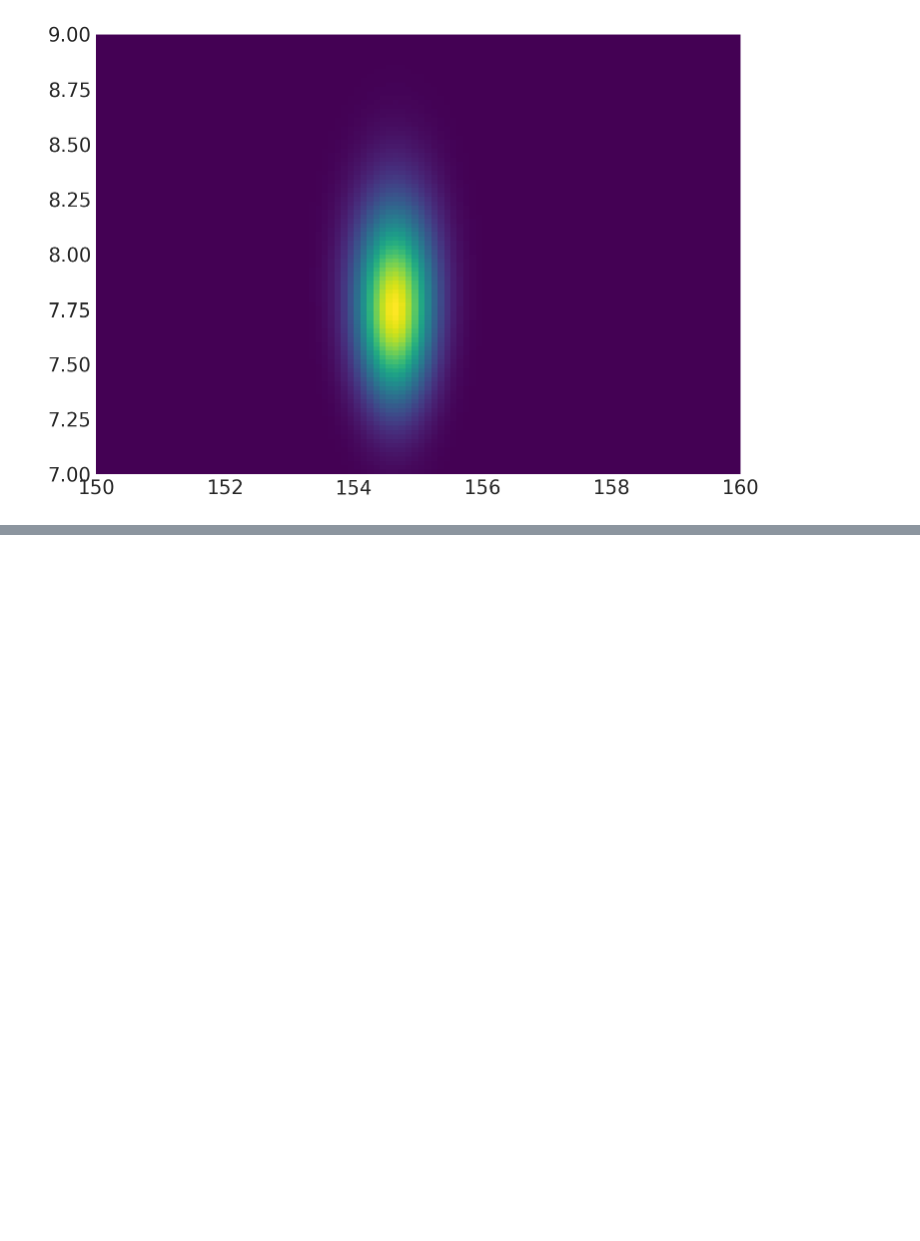
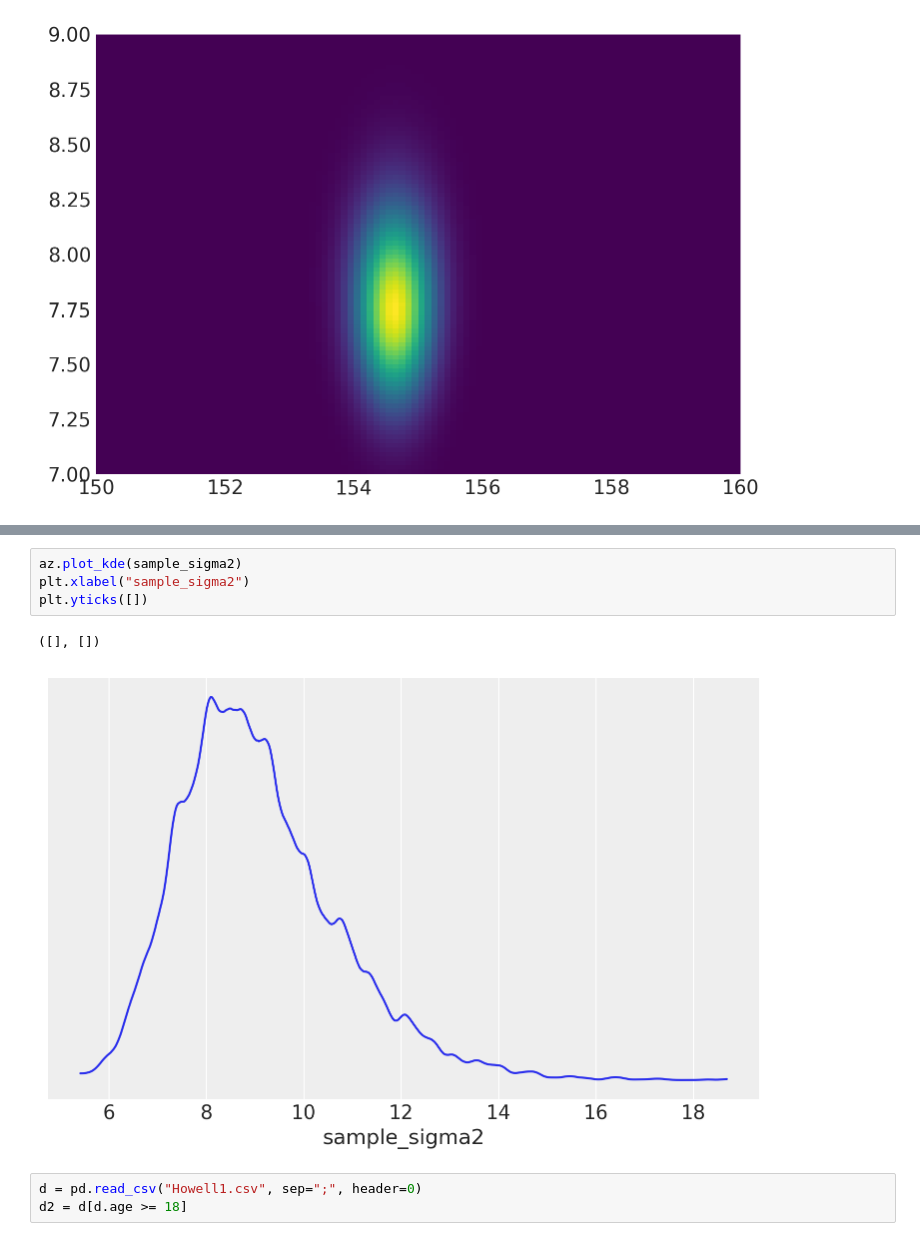
Before and after one commit to styuk/Bayes-Python, a Jupyter notebook: chapter4/chapter4.ipynb, the cells around one changed output, grey strips where cells are left out. Cells and saved outputs as stored; diff of their text form; blank space fills up the shorter version.

```diff
--- a/chapter4/chapter4.ipynb
+++ b/chapter4/chapter4.ipynb
@@ -420,0 +513,10 @@ Text(0, 0.5, 'sample_sigma')
+# %%
+az.plot_kde(sample_sigma2)
+plt.xlabel("sample_sigma2")
+plt.yticks([])
+# %% [output]
+([], [])
+[figure, added]
+# %%
+d = pd.read_csv("Howell1.csv", sep=";", header=0)
+d2 = d[d.age >= 18]
```
Also changed, not shown: parts of 27 cells of this notebook.
